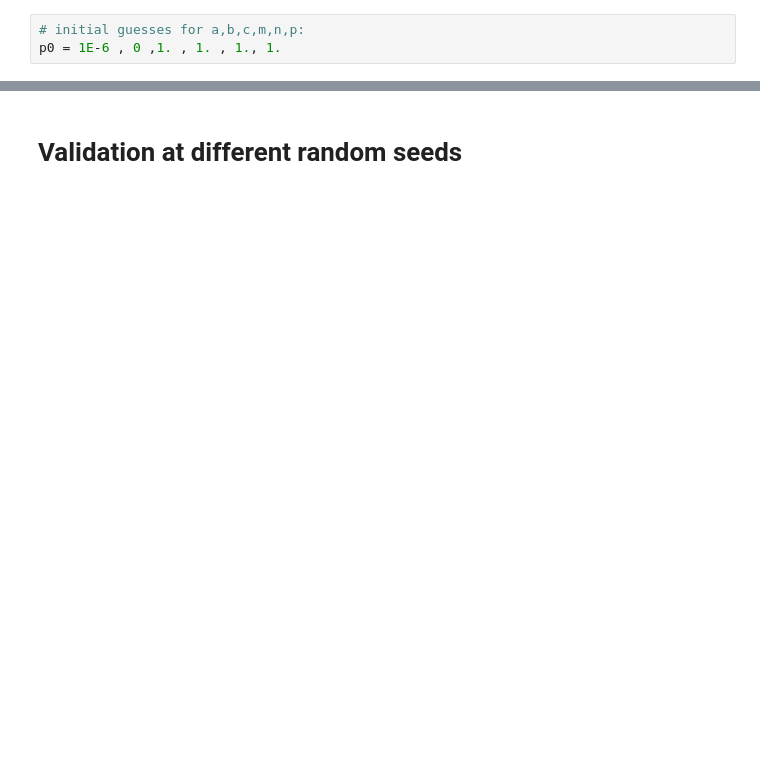
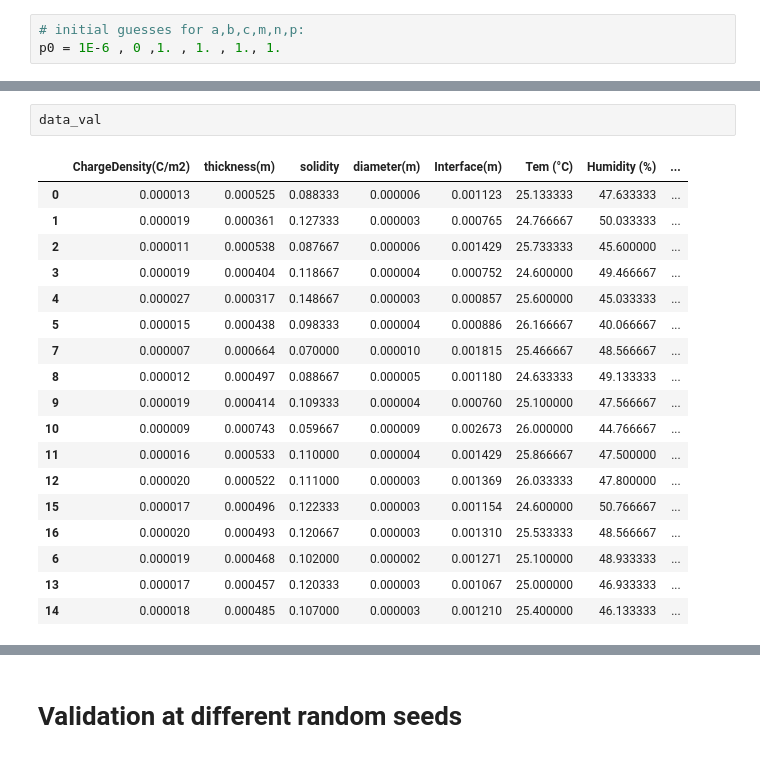
Before and after one commit to ywang1110/Modeling_Triboelectric_Performance, a Jupyter notebook: Humidity___PP.ipynb, the cells around one changed output, grey strips where cells are left out. Cells and saved outputs as stored; diff of their text form; blank space fills up the shorter version.

```diff
--- a/Humidity___PP.ipynb
+++ b/Humidity___PP.ipynb
@@ -221,0 +221,21 @@ test_MAPE = 14.23
+# %%
+data_val
+# %% [output]
+|  | ChargeDensity(C/m2) | thickness(m) | solidity | diameter(m) | Interface(m) | Tem (°C) | Humidity (%) | ... |
+| 0 | 0.000013 | 0.000525 | 0.088333 | 0.000006 | 0.001123 | 25.133333 | 47.633333 | ... |
+| 1 | 0.000019 | 0.000361 | 0.127333 | 0.000003 | 0.000765 | 24.766667 | 50.033333 | ... |
+| 2 | 0.000011 | 0.000538 | 0.087667 | 0.000006 | 0.001429 | 25.733333 | 45.600000 | ... |
+| 3 | 0.000019 | 0.000404 | 0.118667 | 0.000004 | 0.000752 | 24.600000 | 49.466667 | ... |
+| 4 | 0.000027 | 0.000317 | 0.148667 | 0.000003 | 0.000857 | 25.600000 | 45.033333 | ... |
+| 5 | 0.000015 | 0.000438 | 0.098333 | 0.000004 | 0.000886 | 26.166667 | 40.066667 | ... |
+| 7 | 0.000007 | 0.000664 | 0.070000 | 0.000010 | 0.001815 | 25.466667 | 48.566667 | ... |
+| 8 | 0.000012 | 0.000497 | 0.088667 | 0.000005 | 0.001180 | 24.633333 | 49.133333 | ... |
+| 9 | 0.000019 | 0.000414 | 0.109333 | 0.000004 | 0.000760 | 25.100000 | 47.566667 | ... |
+| 10 | 0.000009 | 0.000743 | 0.059667 | 0.000009 | 0.002673 | 26.000000 | 44.766667 | ... |
+| 11 | 0.000016 | 0.000533 | 0.110000 | 0.000004 | 0.001429 | 25.866667 | 47.500000 | ... |
+| 12 | 0.000020 | 0.000522 | 0.111000 | 0.000003 | 0.001369 | 26.033333 | 47.800000 | ... |
+| 15 | 0.000017 | 0.000496 | 0.122333 | 0.000003 | 0.001154 | 24.600000 | 50.766667 | ... |
+| 16 | 0.000020 | 0.000493 | 0.120667 | 0.000003 | 0.001310 | 25.533333 | 48.566667 | ... |
+| 6 | 0.000019 | 0.000468 | 0.102000 | 0.000002 | 0.001271 | 25.100000 | 48.933333 | ... |
+| 13 | 0.000017 | 0.000457 | 0.120333 | 0.000003 | 0.001067 | 25.000000 | 46.933333 | ... |
+| 14 | 0.000018 | 0.000485 | 0.107000 | 0.000003 | 0.001210 | 25.400000 | 46.133333 | ... |
```
Also changed, not shown: parts of 21 cells of this notebook.
